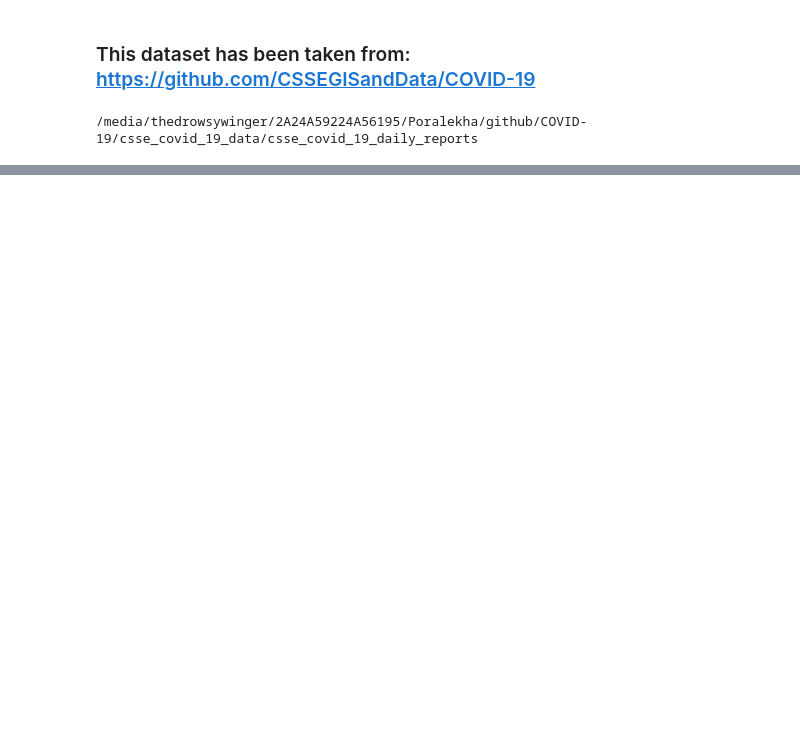
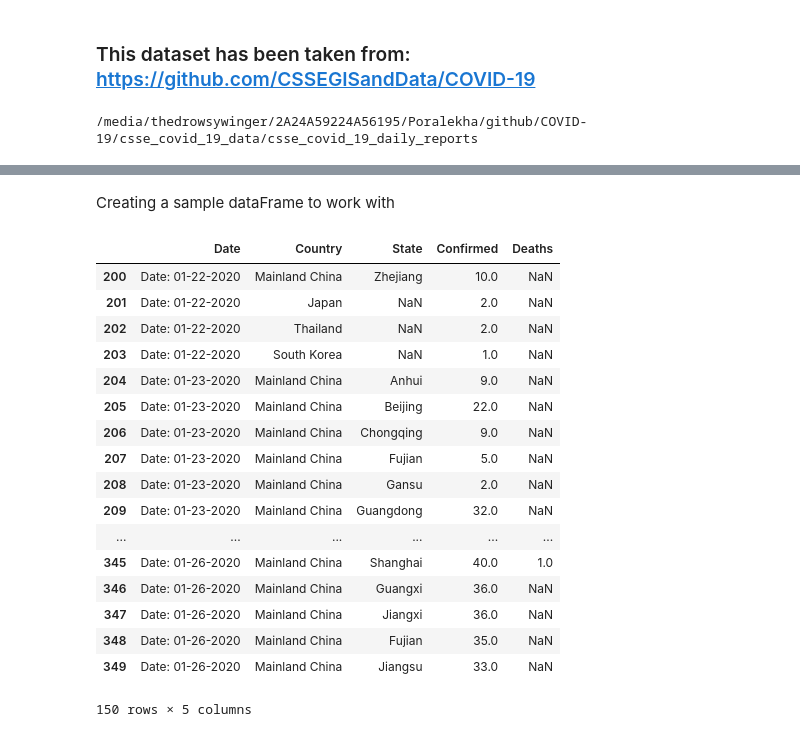
Before and after one commit to thedrowsywinger/Analyzing-COVID-19-Data, a Jupyter notebook: _notebooks/2020-02-23-Trends in Top Countries.ipynb, the cells around one changed output, grey strips where cells are left out. Cells and saved outputs as stored; diff of their text form; code cells hidden in the pictures; blank space fills up the shorter version.

```diff
--- a/_notebooks/2020-02-23-Trends in Top Countries.ipynb
+++ b/_notebooks/2020-02-23-Trends in Top Countries.ipynb
@@ -263,5 +33,0 @@ IndexError: list index out of range
-# %%
-let["Date"] =  date_list
-for i,j in zip(countries,new_cases):
-    let[i] = j
-# let["Confirmed"] = new_cases
@@ -406,16 +33,0 @@ ues
-# %%
-# new_df = pd.DataFrame()
-a_dictionary = {}
-for i in list_of_countries:
-    case_of_confirmed = []
-    date_list = []
-    for index, row in tqdm(sample_df.iterrows()):
-        if i == row['country']:
-            for k in all_dates:
-                if k == row['date']:
-                    print(i)
-                    print(k)
-                    print(row['confirmed_case'])
-                    case_of_confirmed.append(row['confirmed_case'])
-#             date_list.append(row['date'])
-    a_dictionary[i] = case_of_confirmed
@@ -659,0 +108,8 @@ no
+# %%
+confirmed_cases = []
+for i in confirmed:
+    if math.isnan(i):
+        a = 0
+        confirmed_cases.append(a)
+    else:
+        confirmed_cases.append(i)
@@ -659,0 +132,7 @@ no
+# %%
+main_df = pd.DataFrame()
+main_df['Date'] = date_list
+main_df['Country'] = country_list
+main_df['State'] = province_list
+main_df["Confirmed"] = confirmed_cases
+main_df['Deaths'] = death_count
@@ -659,0 +171,24 @@ no
+# %% [markdown]
+Creating a sample dataFrame to work with
+# %%
+sample_df = main_df[200:350]
+sample_df
+# %% [output]
+|  | Date | Country | State | Confirmed | Deaths |
+| 200 | Date: 01-22-2020 | Mainland China | Zhejiang | 10.0 | NaN |
+| 201 | Date: 01-22-2020 | Japan | NaN | 2.0 | NaN |
+| 202 | Date: 01-22-2020 | Thailand | NaN | 2.0 | NaN |
+| 203 | Date: 01-22-2020 | South Korea | NaN | 1.0 | NaN |
+| 204 | Date: 01-23-2020 | Mainland China | Anhui | 9.0 | NaN |
+| 205 | Date: 01-23-2020 | Mainland China | Beijing | 22.0 | NaN |
+| 206 | Date: 01-23-2020 | Mainland China | Chongqing | 9.0 | NaN |
+| 207 | Date: 01-23-2020 | Mainland China | Fujian | 5.0 | NaN |
+| 208 | Date: 01-23-2020 | Mainland China | Gansu | 2.0 | NaN |
+| 209 | Date: 01-23-2020 | Mainland China | Guangdong | 32.0 | NaN |
+| ... | ... | ... | ... | ... | ... |
+| 345 | Date: 01-26-2020 | Mainland China | Shanghai | 40.0 | 1.0 |
+| 346 | Date: 01-26-2020 | Mainland China | Guangxi | 36.0 | NaN |
+| 347 | Date: 01-26-2020 | Mainland China | Jiangxi | 36.0 | NaN |
+| 348 | Date: 01-26-2020 | Mainland China | Fujian | 35.0 | NaN |
+| 349 | Date: 01-26-2020 | Mainland China | Jiangsu | 33.0 | NaN |
+150 rows × 5 columns
```
Also changed, not shown: parts of 113 cells of this notebook.
